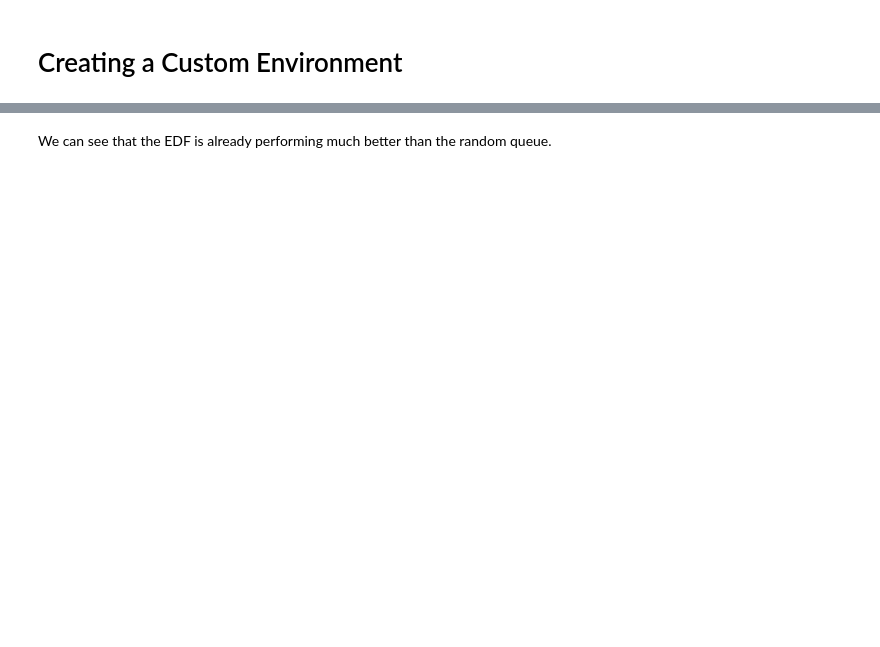
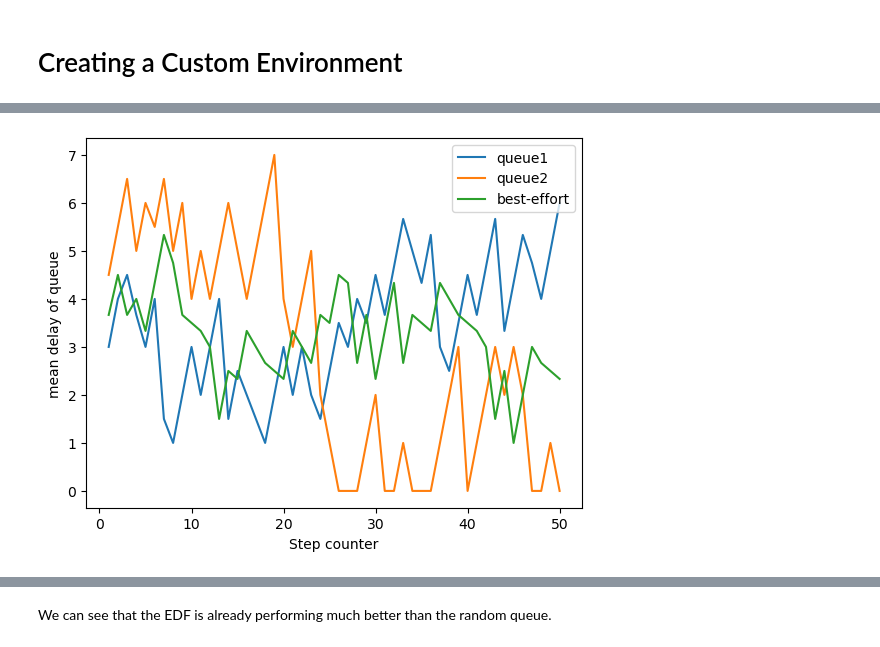
Before and after one commit to s3895776/MachineLearningAssignment2, a Jupyter notebook: SchedulerEnvironment.ipynb, the cells around one changed output, grey strips where cells are left out. Drawn from its saved outputs; the diff is of its cells as text; code cells hidden in the pictures; blank space fills up the shorter version.

Commit message:
SchedulerEnv
QLearning error
Changed environment parameters

```diff
--- a/SchedulerEnvironment.ipynb
+++ b/SchedulerEnvironment.ipynb
@@ -349,39 +437,38 @@ random_scheduler(2)
 # %%
-def random_scheduler_plot(seed = None, queue_observed = 0):
+def random_scheduler_plot(env, seed = None):
     terminated = False
     truncated = False
-
-    queue_observed = np.clip(queue_observed, 0 , 2)
+    obs, info = env.reset(seed)
 
 #     mean delay of queues: observation["avg_delays"][queue_observed]
-    y = []
+    y0 = []
+    y1 = []
+    y2 = []
 
 #     step counter: info[1]
     x = []
 
-    # reset seeds the randomiser
-    env.reset(seed)
-
-#     rand int needs its own seed.
-    random.seed(seed)
-    score = 0
-
     while not terminated:
-    #     random
+    #     edf
         action = random.randint(0, 2)
         obs, reward, terminated, truncated, info = env.step(action)
 
-#         score += reward
+        y0.append(obs["avg_delays"][0])
+        y1.append(obs["avg_delays"][1])
+        y2.append(obs["avg_delays"][2])
 
-#         print_observation(obs)
-        y.append(obs["avg_delays"][queue_observed])
-#         print_info(info)
         x.append(info[1])
 
-    plt.plot(x, y)
-    plt.xlabel('Mean delay of queue {}'.format(queue_observed + 1))
-    plt.ylabel('queue {}'.format(queue_observed + 1))
+    plt.plot(x, y0)
+    plt.plot(x, y1)
+    plt.plot(x, y2)
+    plt.legend(["queue1", "queue2", "best-effort"])
+
+    plt.xlabel('Step counter')
+    plt.ylabel('mean delay of queue')
     plt.show()
 # %%
-random_scheduler_plot(0, 0)
+random_scheduler_plot(env, 0)
+# %% [output]
+[figure, added]
 # %%
```
Also changed, not shown: parts of 33 cells of this notebook.
